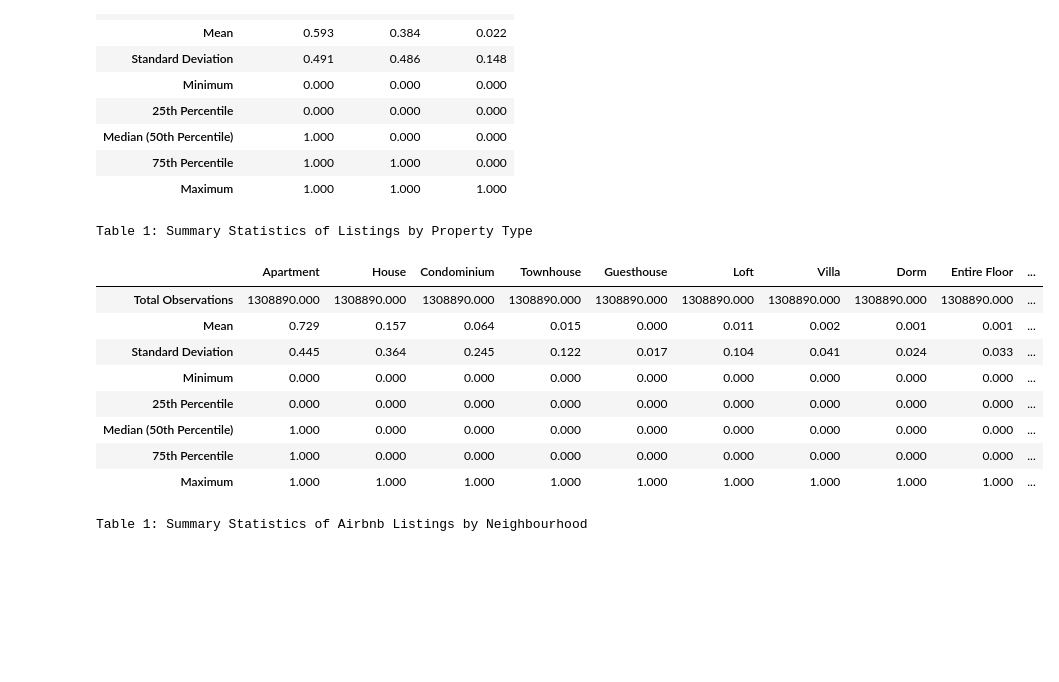
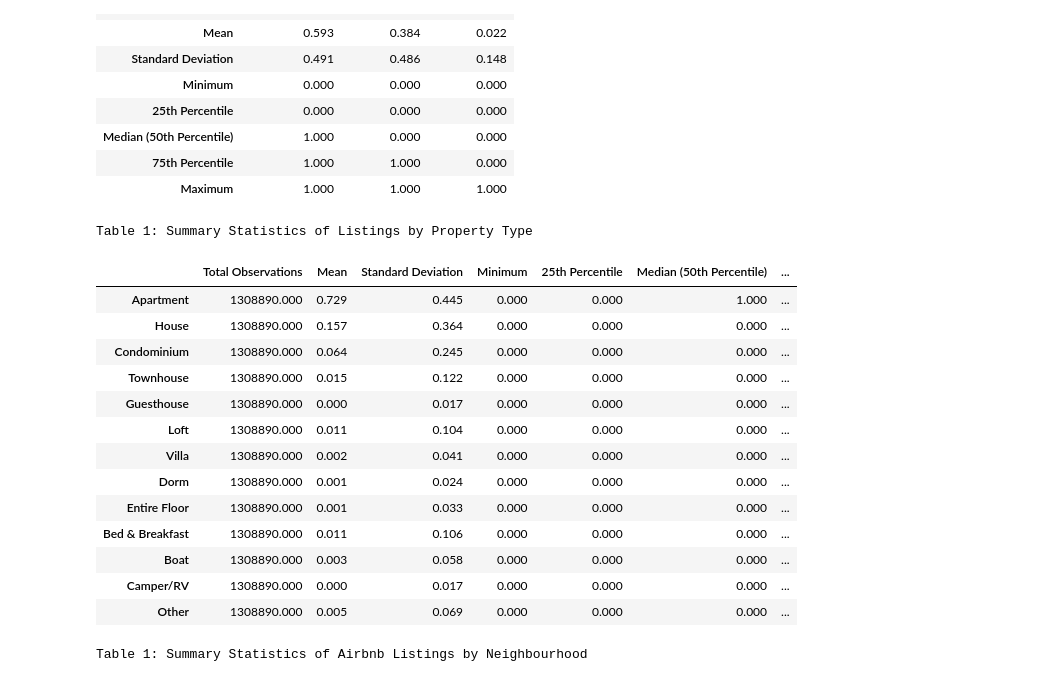
Before and after one commit to ECO225-W2025/eco225-project-code-easteli, a Jupyter notebook: Project1EliEaston.ipynb, the cells around one changed output. Cells and saved outputs as stored; diff of their text form; code cells hidden in the pictures; blank space fills up the shorter version.

Commit message:
Transposed property type summary stats table

```diff
--- a/Project1EliEaston.ipynb
+++ b/Project1EliEaston.ipynb
@@ -163,26 +163,31 @@ Table 1: Summary Statistics of Listings by Room Type
 # %%
 #Generate summary stats of property type
 summary_stats3 = CalLisCrime[["Apartment", "House", "Condominium", "Townhouse", "Guesthouse", "Loft", "Villa", "Dorm",
-                          "Entire Floor", "Bed & Breakfast", "Boat", "Camper/RV", "Other"]].describe().round(3)
+                          "Entire Floor", "Bed & Breakfast", "Boat", "Camper/RV", "Other"]].describe().T.round(3)
 
-summary_stats3.index = ["Total Observations", "Mean", "Standard Deviation", "Minimum", "25th Percentile",
+summary_stats3.columns = ["Total Observations", "Mean", "Standard Deviation", "Minimum", "25th Percentile",
     "Median (50th Percentile)", "75th Percentile", "Maximum"]
 
 clean_summary_stats3 = summary_stats3.style.set_caption("Table 1: Summary Statistics of Listings by \
                                                         Property Type").format("{:.3f}")
 
 clean_summary_stats3
 # %% [output]
 Table 1: Summary Statistics of Listings by Property Type
-|  | Apartment | House | Condominium | Townhouse | Guesthouse | Loft | Villa | Dorm | Entire Floor | ... |
-| Total Observations | 1308890.000 | 1308890.000 | 1308890.000 | 1308890.000 | 1308890.000 | 1308890.000 | 1308890.000 | 1308890.000 | 1308890.000 | ... |
-| Mean | 0.729 | 0.157 | 0.064 | 0.015 | 0.000 | 0.011 | 0.002 | 0.001 | 0.001 | ... |
-| Standard Deviation | 0.445 | 0.364 | 0.245 | 0.122 | 0.017 | 0.104 | 0.041 | 0.024 | 0.033 | ... |
-| Minimum | 0.000 | 0.000 | 0.000 | 0.000 | 0.000 | 0.000 | 0.000 | 0.000 | 0.000 | ... |
-| 25th Percentile | 0.000 | 0.000 | 0.000 | 0.000 | 0.000 | 0.000 | 0.000 | 0.000 | 0.000 | ... |
-| Median (50th Percentile) | 1.000 | 0.000 | 0.000 | 0.000 | 0.000 | 0.000 | 0.000 | 0.000 | 0.000 | ... |
-| 75th Percentile | 1.000 | 0.000 | 0.000 | 0.000 | 0.000 | 0.000 | 0.000 | 0.000 | 0.000 | ... |
-| Maximum | 1.000 | 1.000 | 1.000 | 1.000 | 1.000 | 1.000 | 1.000 | 1.000 | 1.000 | ... |
+|  | Total Observations | Mean | Standard Deviation | Minimum | 25th Percentile | Median (50th Percentile) | ... |
+| Apartment | 1308890.000 | 0.729 | 0.445 | 0.000 | 0.000 | 1.000 | ... |
+| House | 1308890.000 | 0.157 | 0.364 | 0.000 | 0.000 | 0.000 | ... |
+| Condominium | 1308890.000 | 0.064 | 0.245 | 0.000 | 0.000 | 0.000 | ... |
+| Townhouse | 1308890.000 | 0.015 | 0.122 | 0.000 | 0.000 | 0.000 | ... |
+| Guesthouse | 1308890.000 | 0.000 | 0.017 | 0.000 | 0.000 | 0.000 | ... |
+| Loft | 1308890.000 | 0.011 | 0.104 | 0.000 | 0.000 | 0.000 | ... |
+| Villa | 1308890.000 | 0.002 | 0.041 | 0.000 | 0.000 | 0.000 | ... |
+| Dorm | 1308890.000 | 0.001 | 0.024 | 0.000 | 0.000 | 0.000 | ... |
+| Entire Floor | 1308890.000 | 0.001 | 0.033 | 0.000 | 0.000 | 0.000 | ... |
+| Bed & Breakfast | 1308890.000 | 0.011 | 0.106 | 0.000 | 0.000 | 0.000 | ... |
+| Boat | 1308890.000 | 0.003 | 0.058 | 0.000 | 0.000 | 0.000 | ... |
+| Camper/RV | 1308890.000 | 0.000 | 0.017 | 0.000 | 0.000 | 0.000 | ... |
+| Other | 1308890.000 | 0.005 | 0.069 | 0.000 | 0.000 | 0.000 | ... |
 # %%
 #Generate summary stats of listings by neighbourhood
 summary_stats4 = CalLisCrime[["Allston", "Back Bay", "Bay Village", "Beacon Hill", "Brighton", "Charlestown", "Chinatown", "Dorchester",
```
